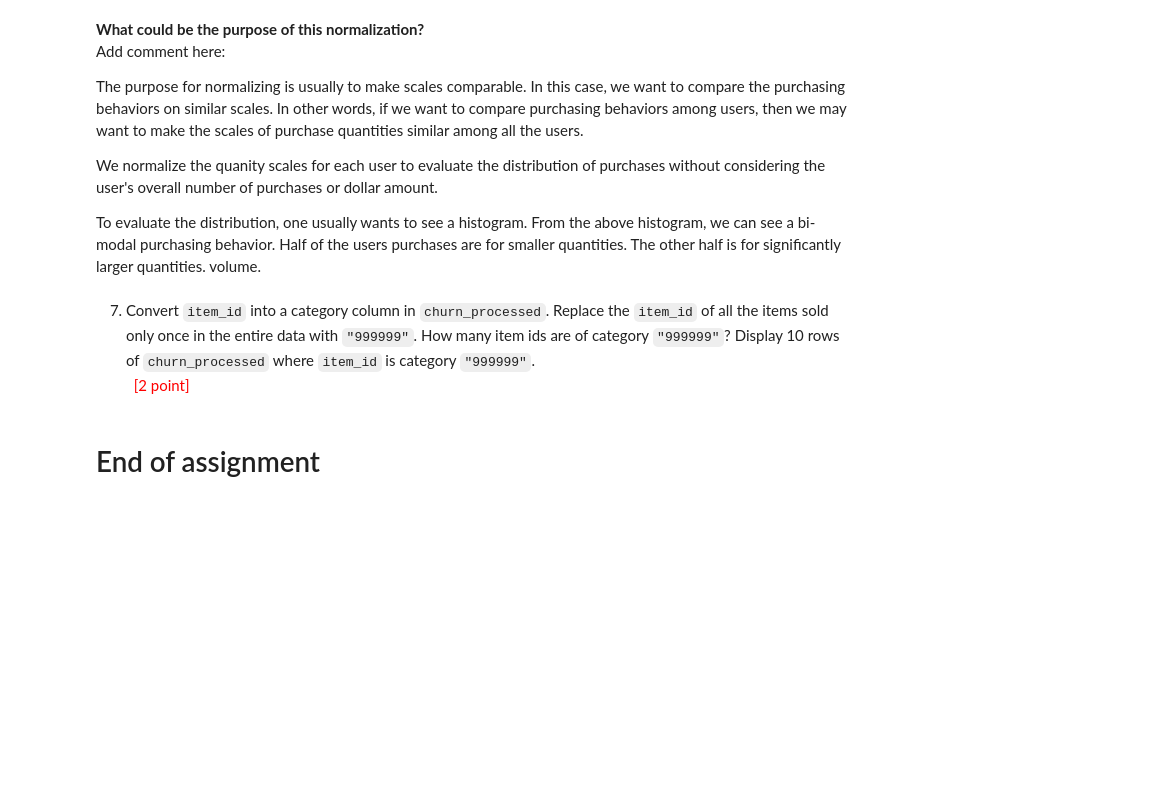
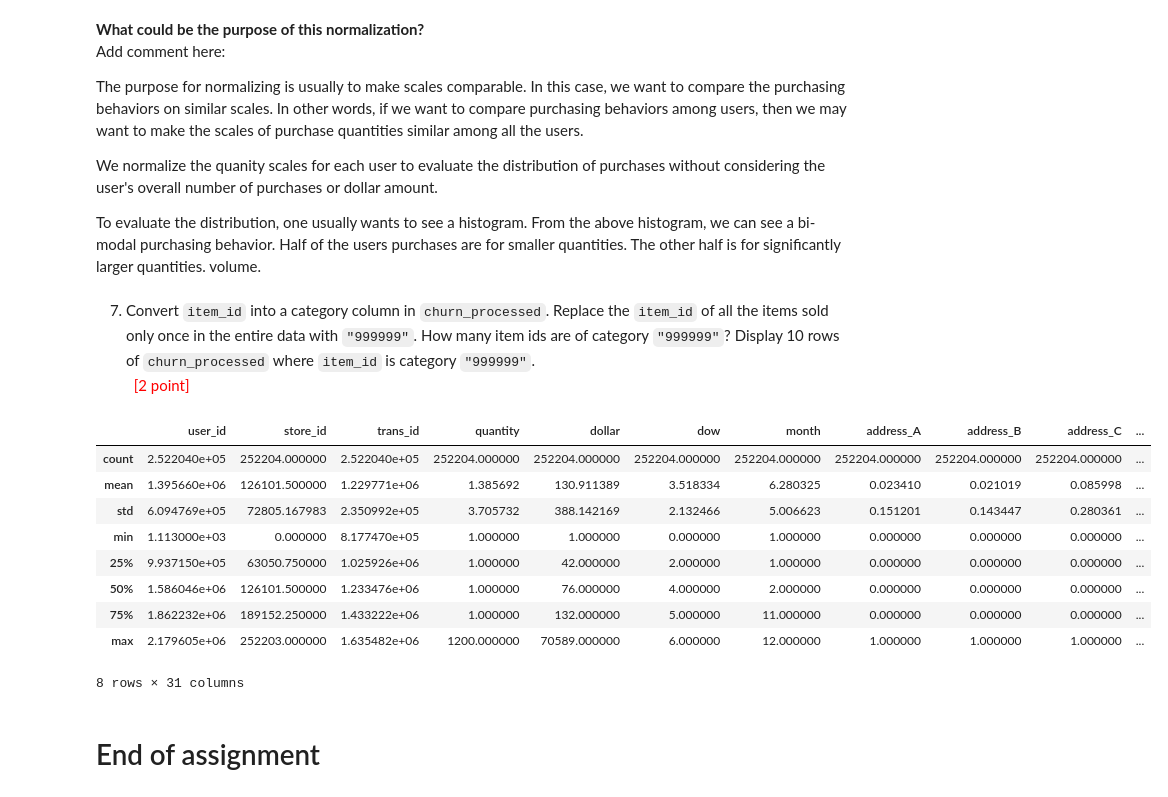
Before and after one commit to kamanashisroy/datascience_play, a Jupyter notebook: uwdatasci510b/lesson6/Lesson_06_c_student.ipynb, the cells around one changed output. Drawn from its saved outputs; the diff is of its cells as text; code cells hidden in the pictures; blank space fills up the shorter version.

```diff
--- a/uwdatasci510b/lesson6/Lesson_06_c_student.ipynb
+++ b/uwdatasci510b/lesson6/Lesson_06_c_student.ipynb
@@ -429,7 +458,7 @@ We normalize the quanity scales for each user to evaluate the distribution of pu
 
 To evaluate the distribution, one usually wants to see a histogram.  From the above histogram, we can see a bi-modal purchasing behavior.  Half of the users purchases are for smaller quantities.  The other half is for significantly larger quantities.  volume.
 # %%
-# churn_processed["totalQ"] = churn_processed.groupby('item_id')['quantity'].transform(lambda x: np.sum(x))
+churn_processed["totalQ"] = churn_processed.groupby('item_id')['quantity'].transform(lambda x: np.sum(x))
 # %% [markdown]
 7. Convert `item_id` into a category column in `churn_processed`.  Replace the `item_id` of all the items sold only once in the entire data with `"999999"`.  How many item ids are of category `"999999"`?  Display 10 rows of `churn_processed` where `item_id` is category `"999999"`.
 <br/>&nbsp;&nbsp;<span style="color:red" float:right>[2 point]</span>
@@ -439,3 +465,23 @@ To evaluate the distribution, one usually wants to see a histogram.  From the ab
+# %%
+# Convert item_id into a category column in churn_processed
+# Add code here
+#churn_processed['temp_count'] = churn_processed['item_id'].value_counts()
+churn_processed['temp_count'] = churn_processed.groupby('item_id')['item_id'].transform(lambda x: np.size(x))
+churn_processed.loc[churn_processed.temp_count == 1, 'item_id'] = 999999
+churn_processed.drop(columns=['temp_count'])
+churn_processed['item_id'] = pd.Categorical(churn_processed['item_id'])
+churn_processed.describe()
+# %% [output]
+|  | user_id | store_id | trans_id | quantity | dollar | dow | month | address_A | address_B | address_C | ... |
+| count | 2.522040e+05 | 252204.000000 | 2.522040e+05 | 252204.000000 | 252204.000000 | 252204.000000 | 252204.000000 | 252204.000000 | 252204.000000 | 252204.000000 | ... |
+| mean | 1.395660e+06 | 126101.500000 | 1.229771e+06 | 1.385692 | 130.911389 | 3.518334 | 6.280325 | 0.023410 | 0.021019 | 0.085998 | ... |
+| std | 6.094769e+05 | 72805.167983 | 2.350992e+05 | 3.705732 | 388.142169 | 2.132466 | 5.006623 | 0.151201 | 0.143447 | 0.280361 | ... |
+| min | 1.113000e+03 | 0.000000 | 8.177470e+05 | 1.000000 | 1.000000 | 0.000000 | 1.000000 | 0.000000 | 0.000000 | 0.000000 | ... |
+| 25% | 9.937150e+05 | 63050.750000 | 1.025926e+06 | 1.000000 | 42.000000 | 2.000000 | 1.000000 | 0.000000 | 0.000000 | 0.000000 | ... |
+| 50% | 1.586046e+06 | 126101.500000 | 1.233476e+06 | 1.000000 | 76.000000 | 4.000000 | 2.000000 | 0.000000 | 0.000000 | 0.000000 | ... |
+| 75% | 1.862232e+06 | 189152.250000 | 1.433222e+06 | 1.000000 | 132.000000 | 5.000000 | 11.000000 | 0.000000 | 0.000000 | 0.000000 | ... |
+| max | 2.179605e+06 | 252203.000000 | 1.635482e+06 | 1200.000000 | 70589.000000 | 6.000000 | 12.000000 | 1.000000 | 1.000000 | 1.000000 | ... |
+8 rows × 31 columns
 # %%
 # Add code here
 
```
Also changed, not shown: parts of 7 cells of this notebook.
